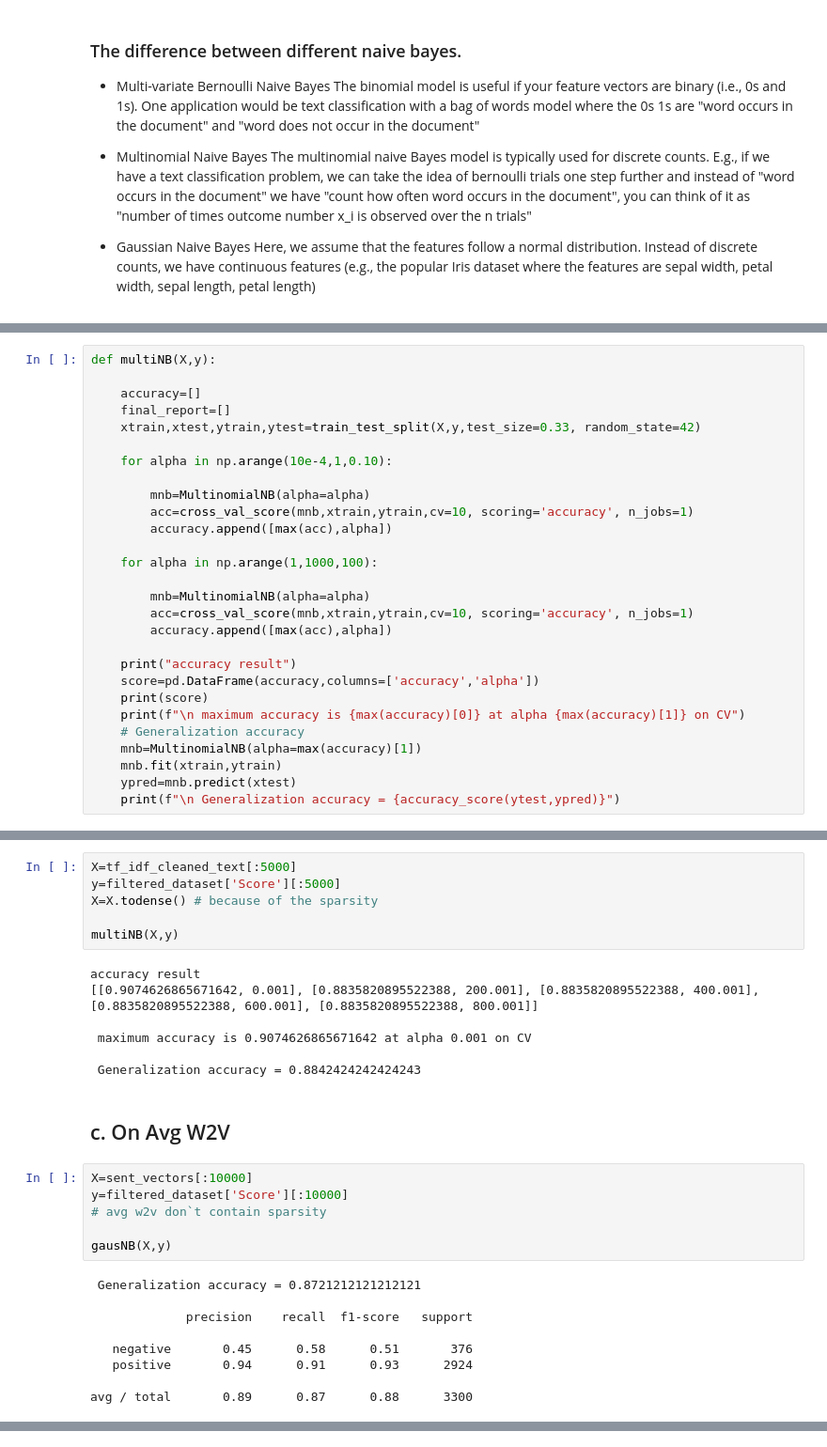
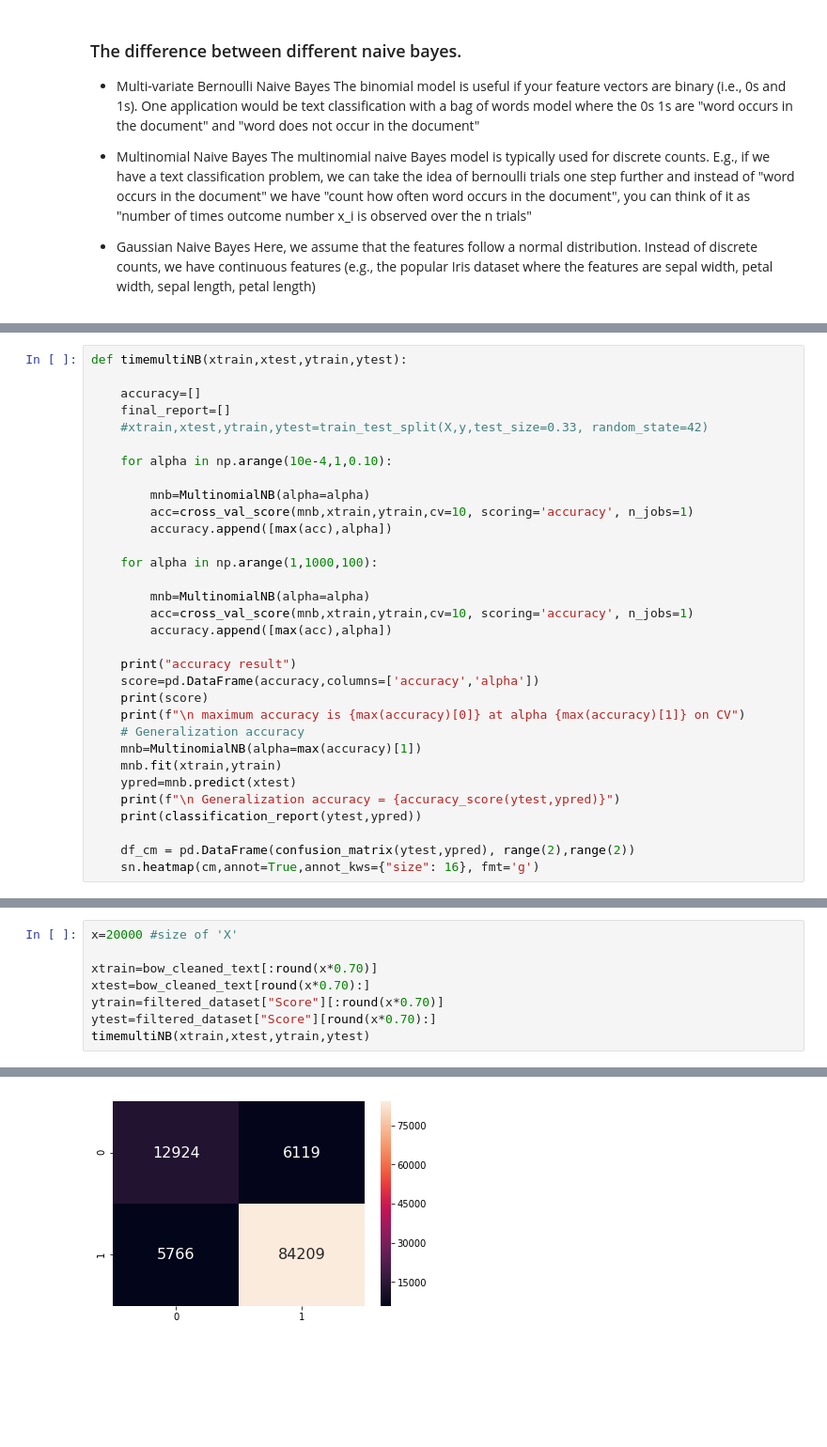
Before and after one commit to adityaadarsh/amazon-fine-food-reviws-polarity-analyses, a Jupyter notebook: Naive bayes on amazon fine food reviews.ipynb, the cells around one changed output, grey strips where cells are left out. Shown at 94% size. Drawn from its saved outputs; the diff is of its cells as text; blank space fills up the shorter version.

```diff
--- a/Naive bayes on amazon fine food reviews.ipynb
+++ b/Naive bayes on amazon fine food reviews.ipynb
@@ -350,9 +370,9 @@ len(tfidf_sent_vectors)
 # %%
-def multiNB(X,y):
+def timemultiNB(xtrain,xtest,ytrain,ytest):
 
     accuracy=[]
     final_report=[]
-    xtrain,xtest,ytrain,ytest=train_test_split(X,y,test_size=0.33, random_state=42)
+    #xtrain,xtest,ytrain,ytest=train_test_split(X,y,test_size=0.33, random_state=42)
 
     for alpha in np.arange(10e-4,1,0.10):
 
@@ -375,3 +395,7 @@ def multiNB(X,y):
     mnb.fit(xtrain,ytrain)
     ypred=mnb.predict(xtest)
     print(f"\n Generalization accuracy = {accuracy_score(ytest,ypred)}")
+    print(classification_report(ytest,ypred))
+
+    df_cm = pd.DataFrame(confusion_matrix(ytest,ypred), range(2),range(2))
+    sn.heatmap(cm,annot=True,annot_kws={"size": 16}, fmt='g')
@@ -424,30 +404,9 @@ accuracy result
-# %%
-X=tf_idf_cleaned_text[:5000]
-y=filtered_dataset['Score'][:5000]
-X=X.todense() # because of the sparsity
-
-multiNB(X,y)
-# %% [output]
-accuracy result
-[[0.9074626865671642, 0.001], [0.8835820895522388, 200.001], [0.8835820895522388, 400.001], [0.8835820895522388, 600.001], [0.8835820895522388, 800.001]]
-
- maximum accuracy is 0.9074626865671642 at alpha 0.001 on CV
-
- Generalization accuracy = 0.8842424242424243
-# %% [markdown]
-## c. On Avg W2V
-# %%
-X=sent_vectors[:10000]
-y=filtered_dataset['Score'][:10000]
-# avg w2v don`t contain sparsity
-
-gausNB(X,y)
-# %% [output]
- Generalization accuracy = 0.8721212121212121
-
-             precision    recall  f1-score   support
-
-   negative       0.45      0.58      0.51       376
-   positive       0.94      0.91      0.93      2924
-
-avg / total       0.89      0.87      0.88      3300
+# %%
+x=20000 #size of 'X'
+
+xtrain=bow_cleaned_text[:round(x*0.70)]
+xtest=bow_cleaned_text[round(x*0.70):]
+ytrain=filtered_dataset["Score"][:round(x*0.70)]
+ytest=filtered_dataset["Score"][round(x*0.70):]
+timemultiNB(xtrain,xtest,ytrain,ytest)
+# %% [output]
@@ -453,0 +430 @@ avg / total       0.89      0.87      0.88      3300
+[figure, added]
```
Also changed, not shown: parts of 20 cells of this notebook, 1 other file.
